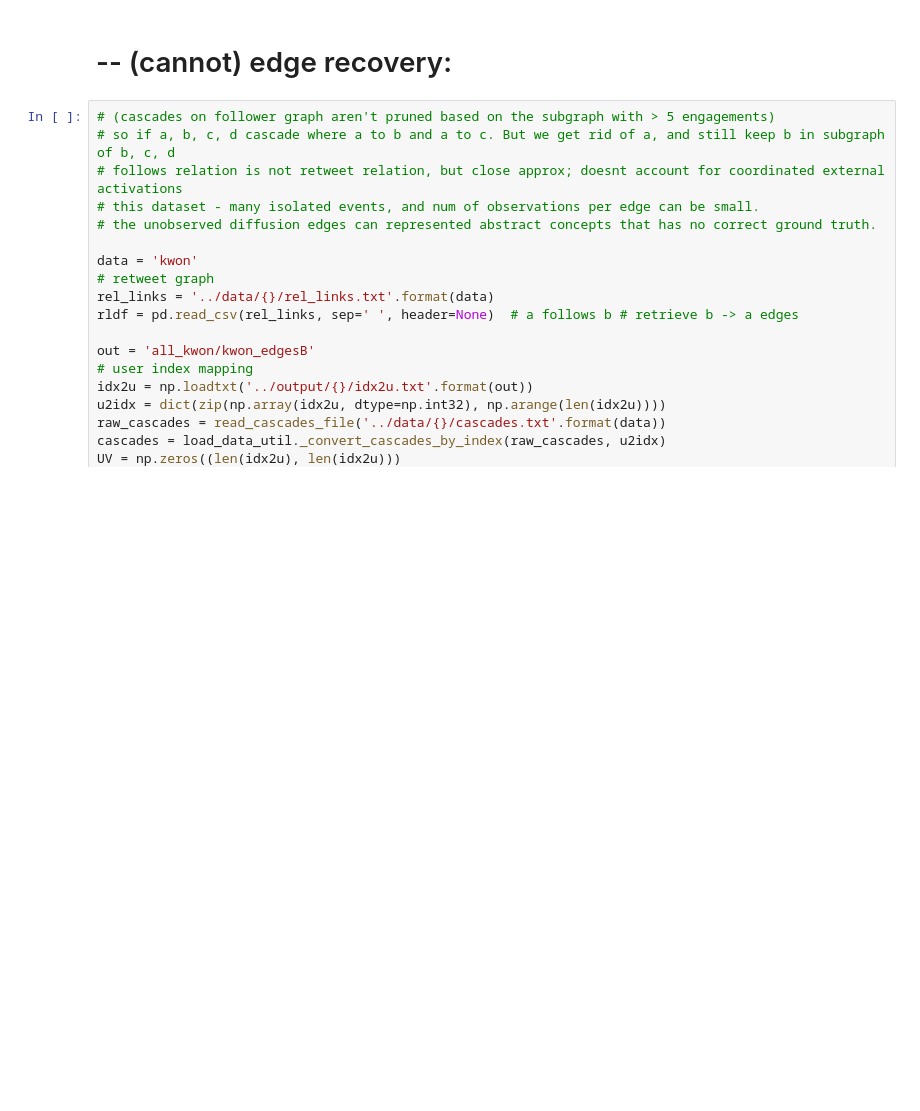
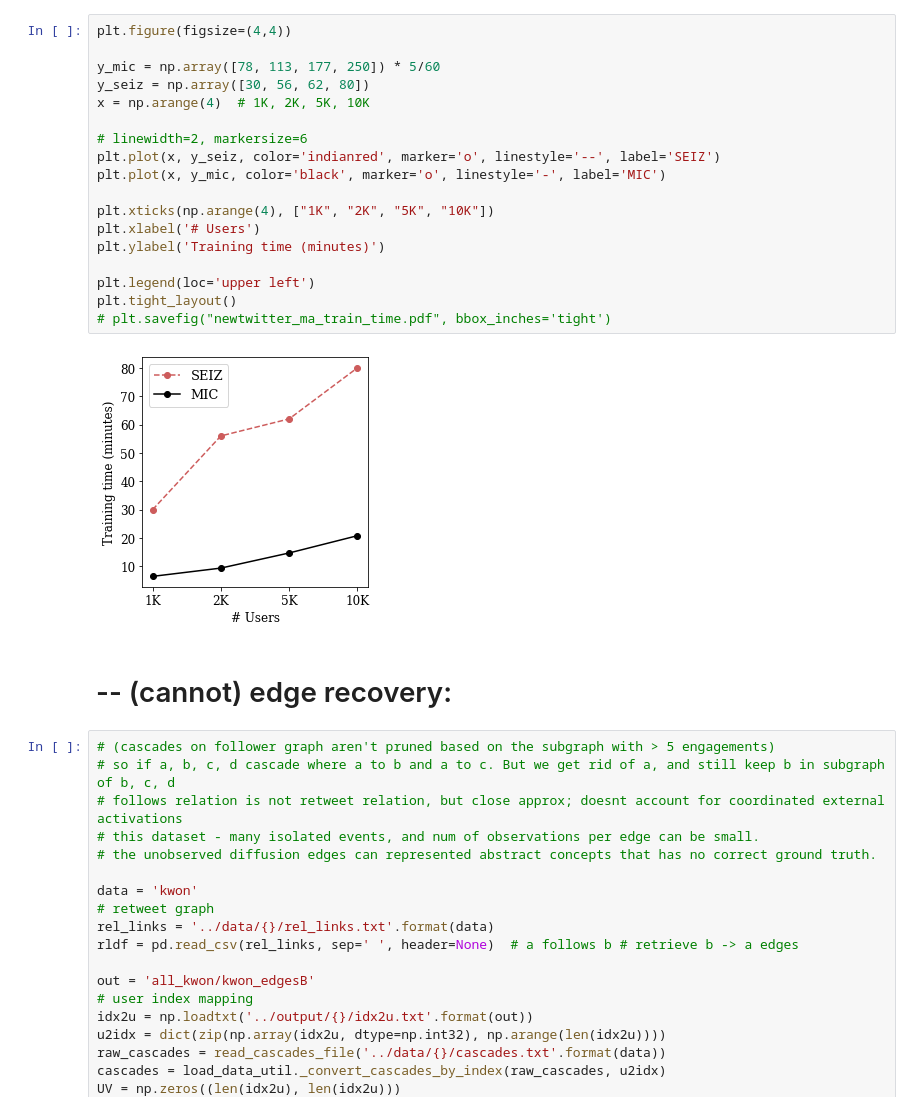
Before and after one commit to ksharmar/mic_code, a Jupyter notebook: notebooks-plots/DeepResults_MIC.ipynb, the cells around one changed output. Cells and saved outputs as stored; diff of their text form; blank space fills up the shorter version.

```diff
--- a/notebooks-plots/DeepResults_MIC.ipynb
+++ b/notebooks-plots/DeepResults_MIC.ipynb
@@ -62,3 +131,23 @@ mae, reqd pi, predicted pi =  0.072 [0.5157894736842106, 0.4842105263157895] [0.
+# %%
+plt.figure(figsize=(4,4))
+
+y_mic = np.array([78, 113, 177, 250]) * 5/60
+y_seiz = np.array([30, 56, 62, 80])
+x = np.arange(4)  # 1K, 2K, 5K, 10K
+
+# linewidth=2, markersize=6
+plt.plot(x, y_seiz, color='indianred', marker='o', linestyle='--', label='SEIZ')
+plt.plot(x, y_mic, color='black', marker='o', linestyle='-', label='MIC')
+
+plt.xticks(np.arange(4), ["1K", "2K", "5K", "10K"])
+plt.xlabel('# Users')
+plt.ylabel('Training time (minutes)')
+
+plt.legend(loc='upper left')
+plt.tight_layout()
+# plt.savefig("newtwitter_ma_train_time.pdf", bbox_inches='tight')
+# %% [output]
+[figure, added]
 # %% [markdown]
 # -- (cannot) edge recovery:
 # %%
```
Also changed, not shown: parts of 6 cells of this notebook, 10 other files.
